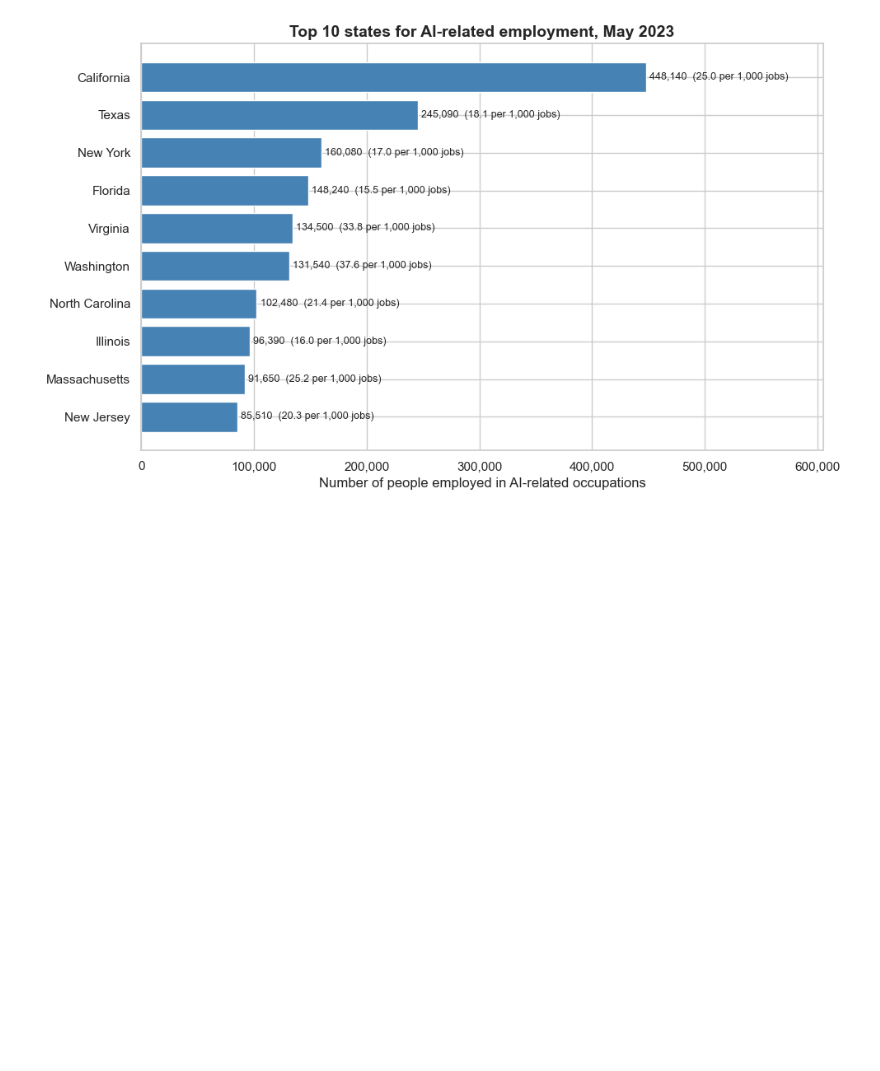
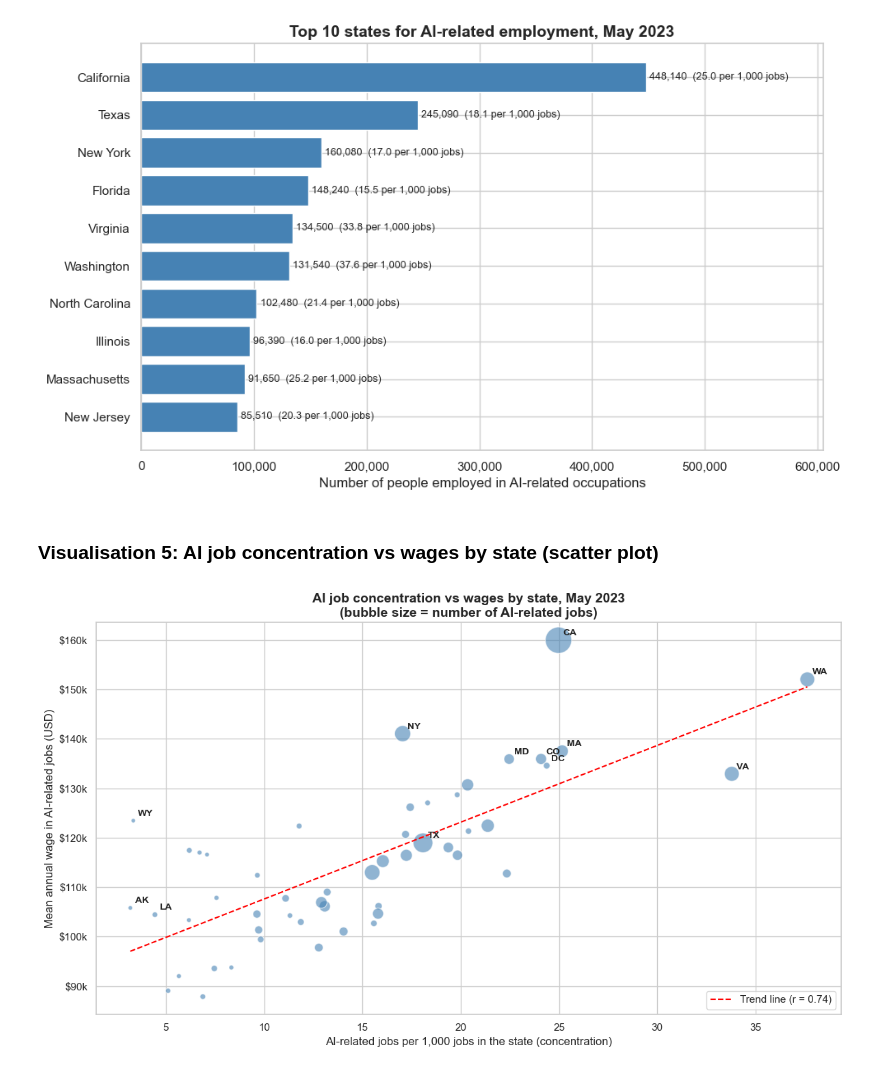
Before and after one commit to Enne08/ai-employment-analysis, a Jupyter notebook: ai_employment_analysis.ipynb, the cells around one changed output. Saved outputs shown, nothing was run; the diff lists cells and outputs as text; code cells hidden in the pictures; blank space fills up the shorter version.

Commit message:
Add scatter plot of AI job concentration vs wages by state

```diff
--- a/ai_employment_analysis.ipynb
+++ b/ai_employment_analysis.ipynb
@@ -409,3 +409,35 @@ plt.show()
 # %% [output]
 Top 10 states' share of AI-related jobs: 61%
 [figure]
+# %% [markdown]
+### Visualisation 5: AI job concentration vs wages by state (scatter plot)
+# %%
+states["WAGE_BILL"] = states["TOT_EMP"] * states["A_MEAN"]
+wages = states.dropna(subset=["TOT_EMP"]).groupby("AREA_TITLE")[["WAGE_BILL", "TOT_EMP"]].sum()
+state_totals["AI_MEAN_WAGE"] = state_totals["AREA_TITLE"].map(wages["WAGE_BILL"] / wages["TOT_EMP"])
+
+fig, ax = plt.subplots(figsize=(12, 7))
+ax.scatter(state_totals["AI_PER_1000"], state_totals["AI_MEAN_WAGE"],
+           s=20 + state_totals["AI_JOBS"] / 600, alpha=0.6, color="steelblue", edgecolor="white")
+
+label = pd.concat([state_totals.nlargest(6, "AI_PER_1000"), state_totals.nlargest(6, "AI_MEAN_WAGE"),
+                   state_totals.nlargest(3, "AI_JOBS"), state_totals.nsmallest(3, "AI_PER_1000")]).drop_duplicates()
+for _, r in label.iterrows():
+    ax.annotate(r["PRIM_STATE"], (r["AI_PER_1000"], r["AI_MEAN_WAGE"]),
+                xytext=(5, 5), textcoords="offset points", fontsize=10, weight="bold")
+
+r = state_totals["AI_PER_1000"].corr(state_totals["AI_MEAN_WAGE"])
+m, b = np.polyfit(state_totals["AI_PER_1000"], state_totals["AI_MEAN_WAGE"], 1)
+xs = np.linspace(state_totals["AI_PER_1000"].min(), state_totals["AI_PER_1000"].max(), 50)
+ax.plot(xs, m * xs + b, color="red", linestyle="--", linewidth=1.5, label=f"Trend line (r = {r:.2f})")
+
+ax.yaxis.set_major_formatter(mticker.FuncFormatter(lambda x, p: f"${x/1000:.0f}k"))
+ax.set_xlabel("AI-related jobs per 1,000 jobs in the state (concentration)")
+ax.set_ylabel("Mean annual wage in AI-related jobs (USD)")
+ax.set_title("AI job concentration vs wages by state, May 2023\n(bubble size = number of AI-related jobs)",
+             fontsize=14, weight="bold")
+ax.legend(loc="lower right")
+plt.tight_layout()
+plt.show()
+# %% [output]
+[figure, added]
```
Also changed, not shown: parts of 1 cell of this notebook.
